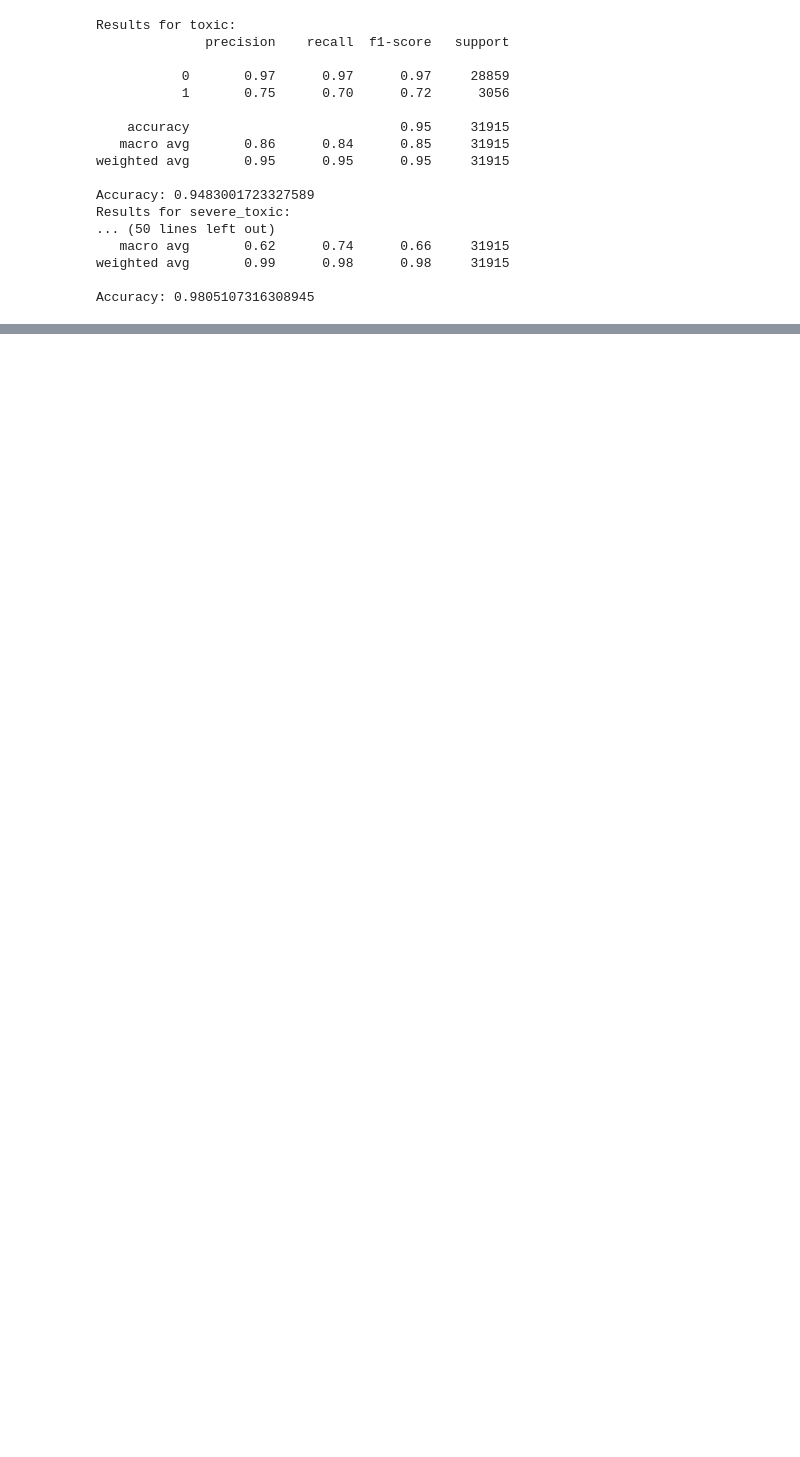
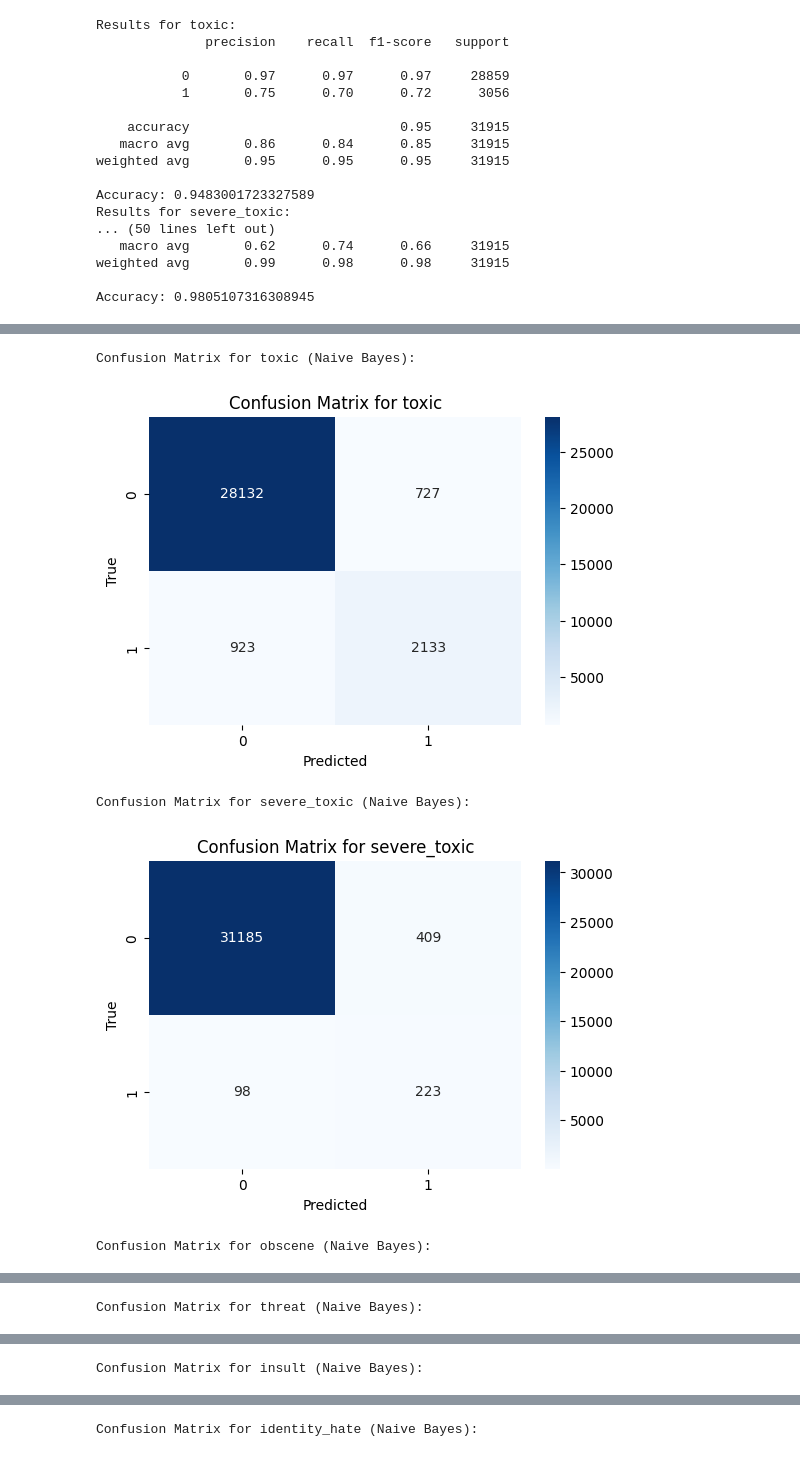
Before and after one commit to vivekstephen123/ML-Project, a Jupyter notebook: ML_Project.ipynb, the cells around one changed output, grey strips where cells are left out. Saved outputs shown, nothing was run; the diff lists cells and outputs as text; code cells hidden in the pictures; blank space fills up the shorter version.

```diff
--- a/ML_Project.ipynb
+++ b/ML_Project.ipynb
@@ -145,3 +162,31 @@ for i, label in enumerate(labels):
     print(f"Results for {label} with BERT:")
     print(classification_report(y_val_nb[label], bert_preds[:, i]))
     print("Accuracy:", accuracy_score(y_val_nb[label], bert_preds[:, i]))
+# %%
+# Import libraries for visualization
+import matplotlib.pyplot as plt
+import seaborn as sns
+from sklearn.metrics import confusion_matrix, roc_curve, roc_auc_score
+
+# Function to plot confusion matrices
+def plot_confusion_matrix(y_true, y_pred, label):
+    cm = confusion_matrix(y_true, y_pred)
+    plt.figure(figsize=(6, 4))
+    sns.heatmap(cm, annot=True, fmt='d', cmap='Blues')
+    plt.title(f'Confusion Matrix for {label}')
+    plt.xlabel('Predicted')
+    plt.ylabel('True')
+    plt.show()
+# %%
+# Plot confusion matrices for Naive Bayes model
+for label in labels:
+    y_true = y_val_nb[label]
+    y_pred = nb_models[label].predict(X_val_nb_vect)
+    print(f"Confusion Matrix for {label} (Naive Bayes):")
+    plot_confusion_matrix(y_true, y_pred, label)
+# %% [output]
+Confusion Matrix for toxic (Naive Bayes):
+[figure, added]
+Confusion Matrix for severe_toxic (Naive Bayes):
+[figure, added]
+Confusion Matrix for obscene (Naive Bayes):
@@ -147,0 +194 @@ for i, label in enumerate(labels):
+Confusion Matrix for threat (Naive Bayes):
@@ -147,0 +196 @@ for i, label in enumerate(labels):
+Confusion Matrix for insult (Naive Bayes):
@@ -147,0 +198 @@ for i, label in enumerate(labels):
+Confusion Matrix for identity_hate (Naive Bayes):
```
Also changed, not shown: parts of 5 cells of this notebook.
